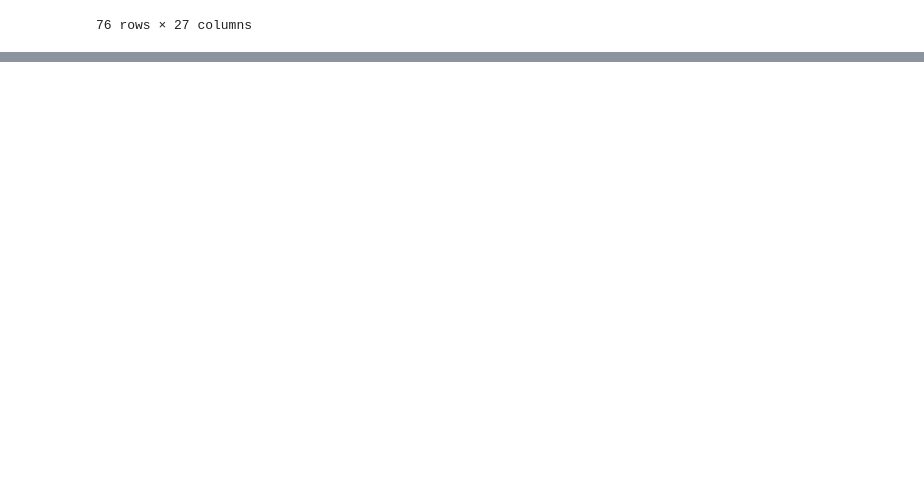
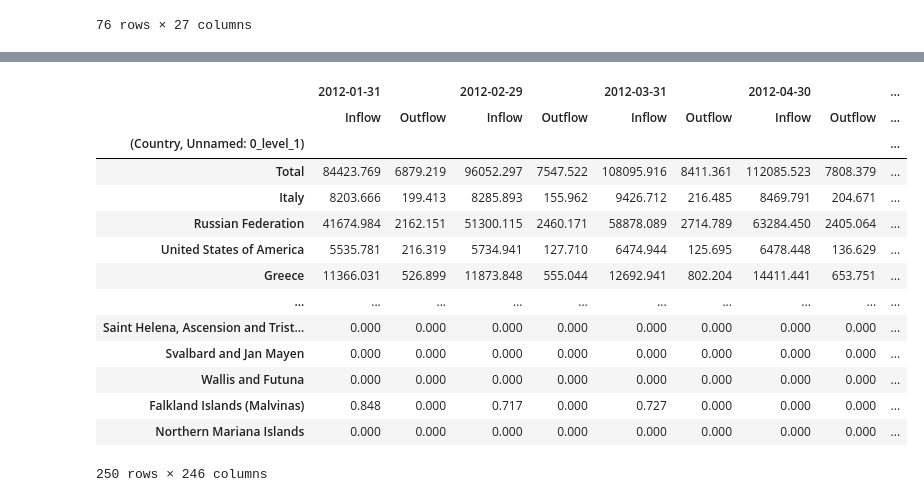
Before and after one commit to spyderroque/Georgia-Ukraine-War, a Jupyter notebook: Economics/Economics.ipynb, the cells around one changed output, grey strips where cells are left out. Saved outputs shown, nothing was run; the diff lists cells and outputs as text; code cells hidden in the pictures; blank space fills up the shorter version.

```diff
--- a/Economics/Economics.ipynb
+++ b/Economics/Economics.ipynb
@@ -243,0 +354,4 @@ fig7.show()
+# %%
+df_Remissions_part2 = pd.read_excel(url_Remissions, sheet_name = "2012-2021 (eng) ",skiprows = 3, header = [0,1])
+df_Remissions_part2 = df_Remissions_part2.drop(1)
+df_Remissions_part2.head()
@@ -243,0 +367,20 @@ fig7.show()
+# %%
+df_Remissions_part2.set_index([("Country", "Unnamed: 0_level_1")], inplace=True)
+# %%
+df_Remissions_part2
+# %% [output]
+|  | 2012-01-31 |  | 2012-02-29 |  | 2012-03-31 |  | 2012-04-30 |  | ... |
+|  | Inflow | Outflow | Inflow | Outflow | Inflow | Outflow | Inflow | Outflow | ... |
+| (Country, Unnamed: 0_level_1) |  |  |  |  |  |  |  |  | ... |
+| Total | 84423.769 | 6879.219 | 96052.297 | 7547.522 | 108095.916 | 8411.361 | 112085.523 | 7808.379 | ... |
+| Italy | 8203.666 | 199.413 | 8285.893 | 155.962 | 9426.712 | 216.485 | 8469.791 | 204.671 | ... |
+| Russian Federation | 41674.984 | 2162.151 | 51300.115 | 2460.171 | 58878.089 | 2714.789 | 63284.450 | 2405.064 | ... |
+| United States of America | 5535.781 | 216.319 | 5734.941 | 127.710 | 6474.944 | 125.695 | 6478.448 | 136.629 | ... |
+| Greece | 11366.031 | 526.899 | 11873.848 | 555.044 | 12692.941 | 802.204 | 14411.441 | 653.751 | ... |
+| ... | ... | ... | ... | ... | ... | ... | ... | ... | ... |
+| Saint Helena, Ascension and Trist... | 0.000 | 0.000 | 0.000 | 0.000 | 0.000 | 0.000 | 0.000 | 0.000 | ... |
+| Svalbard and Jan Mayen | 0.000 | 0.000 | 0.000 | 0.000 | 0.000 | 0.000 | 0.000 | 0.000 | ... |
+| Wallis and Futuna | 0.000 | 0.000 | 0.000 | 0.000 | 0.000 | 0.000 | 0.000 | 0.000 | ... |
+| Falkland Islands (Malvinas) | 0.848 | 0.000 | 0.717 | 0.000 | 0.727 | 0.000 | 0.000 | 0.000 | ... |
+| Northern Mariana Islands | 0.000 | 0.000 | 0.000 | 0.000 | 0.000 | 0.000 | 0.000 | 0.000 | ... |
+250 rows × 246 columns
```
Also changed, not shown: parts of 27 cells of this notebook, 5 other files.
